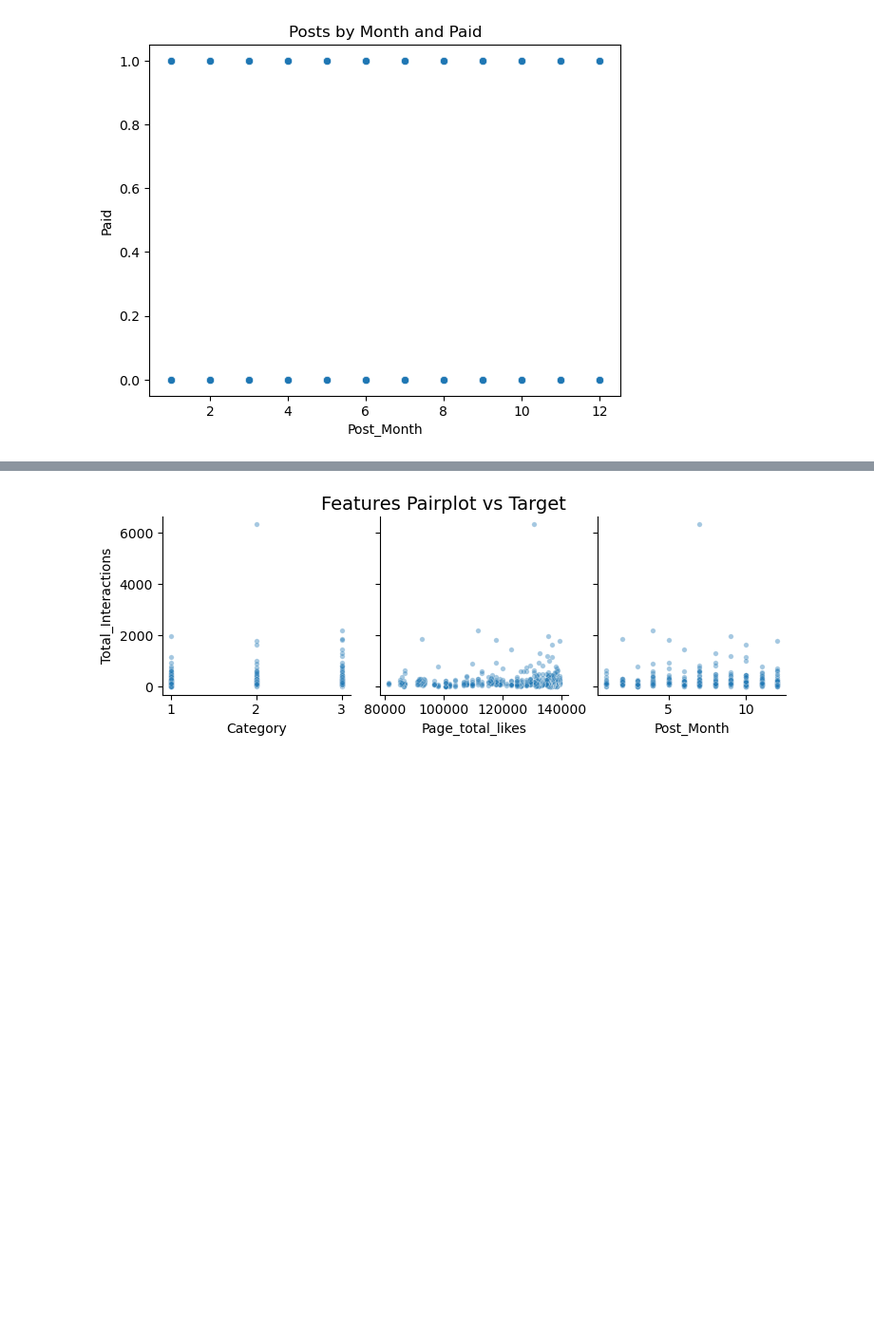
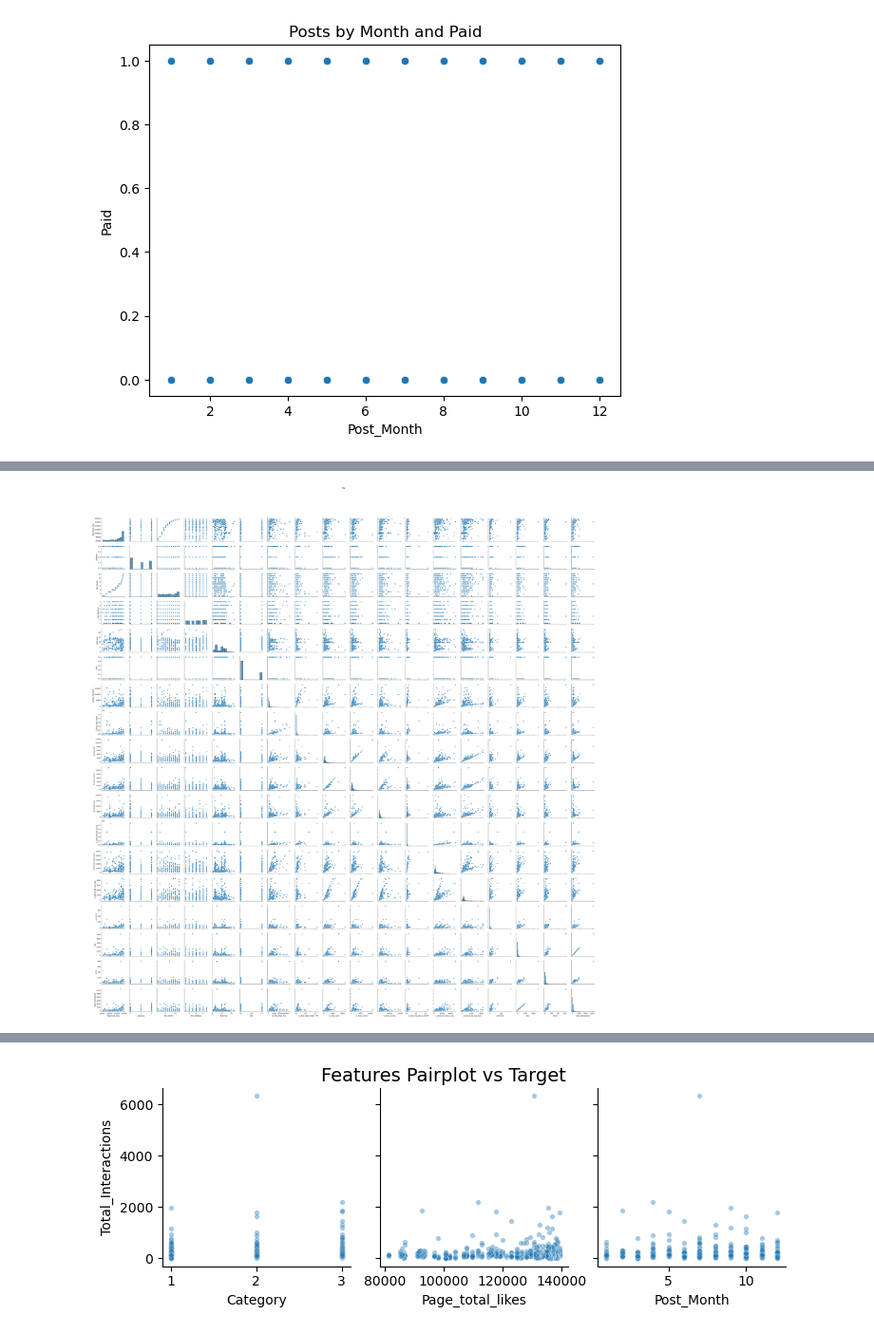
Before and after one commit to winni-datadiva/Fb-Metrics-Modeling, a Jupyter notebook: N0tebooks/Facebook Metrics EDA.ipynb, the cells around one changed output, grey strips where cells are left out. Shown at 95% size. Cells and saved outputs as stored; diff of their text form; code cells hidden in the pictures; blank space fills up the shorter version.

```diff
--- a/N0tebooks/Facebook Metrics EDA.ipynb
+++ b/N0tebooks/Facebook Metrics EDA.ipynb
@@ -411,5 +420,15 @@ hour = df.Post_Hour
 sns.scatterplot(x='Hour', y='Frequency', data=hour, center=0, square=True)
 plt.title('Post by Hour')
 plt.show()
+# %%
+# Pairplot
+
+sns.pairplot(df)
+
+plt.suptitle('Yay', fontsize=12, y=1.05)
+plt.tight_layout()
+plt.show()
+# %% [output]
+[figure, added]
 # %%
 # Pairplot
```
Also changed, not shown: parts of 5 cells of this notebook.
